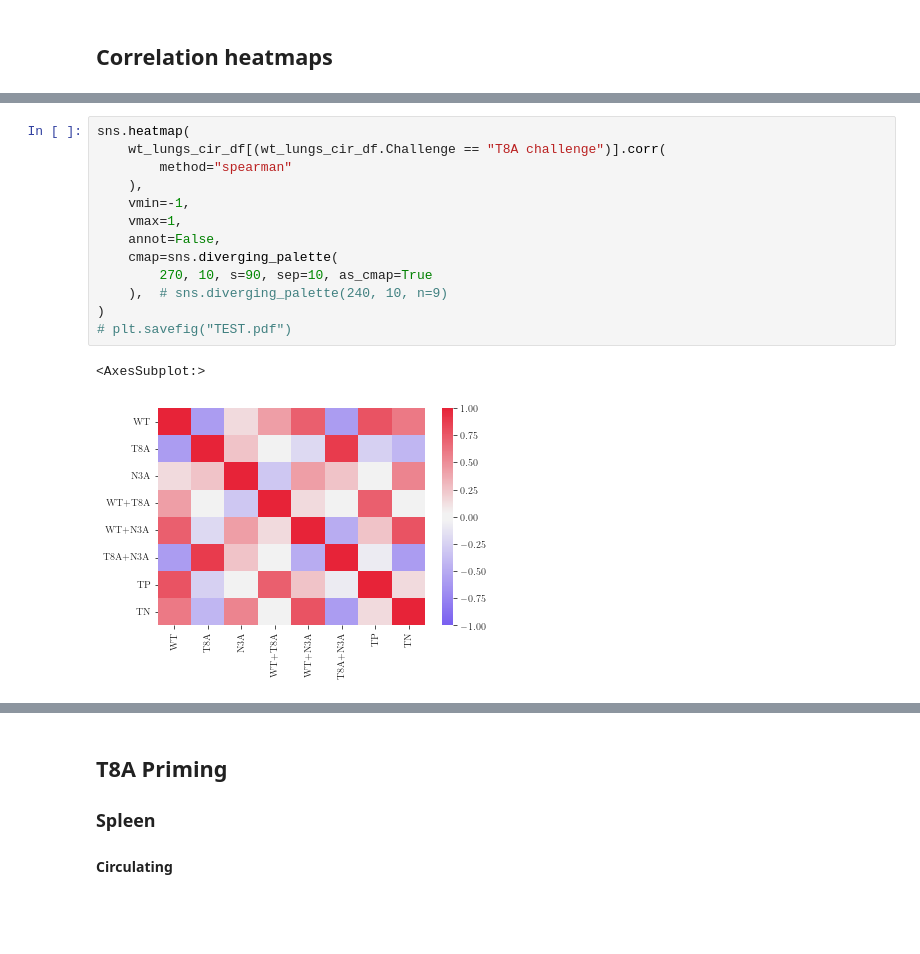
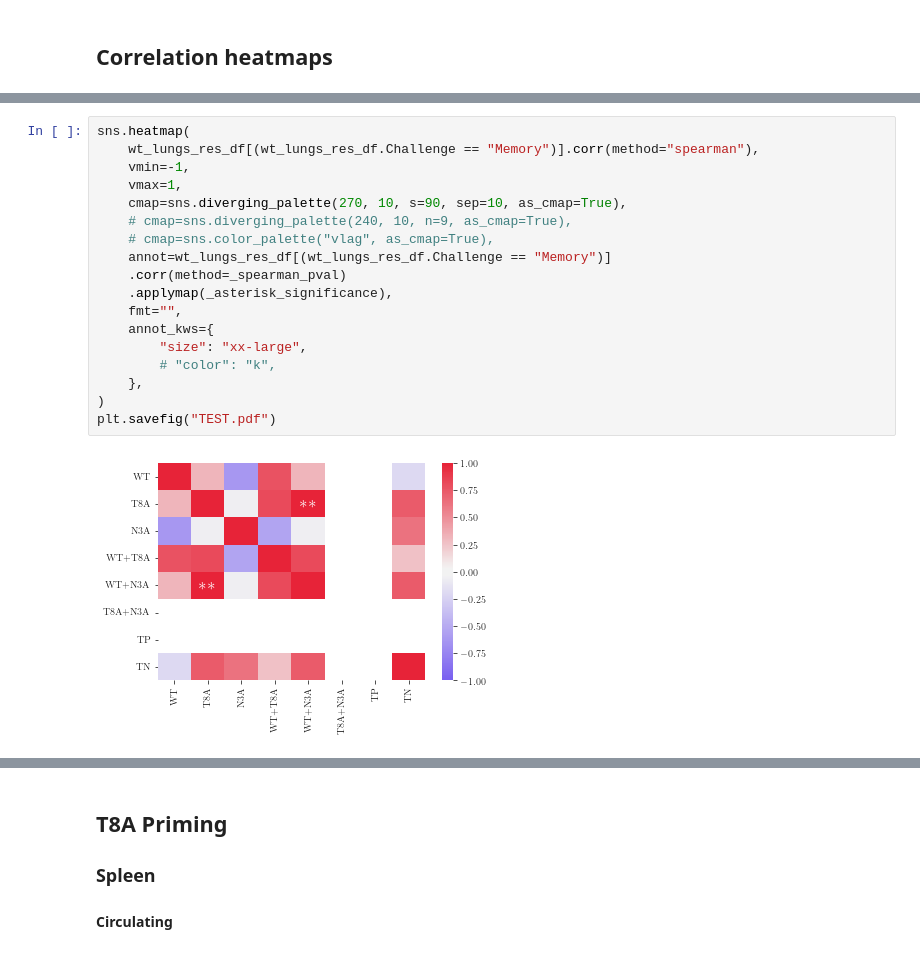
Before and after one commit to WolfDanny/IAV_analysis, a Jupyter notebook: Figures.ipynb, the cells around one changed output, grey strips where cells are left out. Saved outputs shown, nothing was run; the diff lists cells and outputs as text; blank space fills up the shorter version.

Commit message:
Add working prototype of correlation heatmaps
Added a working prototype of the correlation heatmaps to Figures.ipynb

```diff
--- a/Figures.ipynb
+++ b/Figures.ipynb
@@ -572,16 +607,20 @@ for challenge in stats_challenges:
 # %%
 sns.heatmap(
-    wt_lungs_cir_df[(wt_lungs_cir_df.Challenge == "T8A challenge")].corr(
-        method="spearman"
-    ),
+    wt_lungs_res_df[(wt_lungs_res_df.Challenge == "Memory")].corr(method="spearman"),
     vmin=-1,
     vmax=1,
-    annot=False,
-    cmap=sns.diverging_palette(
-        270, 10, s=90, sep=10, as_cmap=True
-    ),  # sns.diverging_palette(240, 10, n=9)
+    cmap=sns.diverging_palette(270, 10, s=90, sep=10, as_cmap=True),
+    # cmap=sns.diverging_palette(240, 10, n=9, as_cmap=True),
+    # cmap=sns.color_palette("vlag", as_cmap=True),
+    annot=wt_lungs_res_df[(wt_lungs_res_df.Challenge == "Memory")]
+    .corr(method=_spearman_pval)
+    .applymap(_asterisk_significance),
+    fmt="",
+    annot_kws={
+        "size": "xx-large",
+        # "color": "k",
+    },
 )
-# plt.savefig("TEST.pdf")
+plt.savefig("TEST.pdf")
 # %% [output]
-<AxesSubplot:>
-[figure, old version]
+[figure, new version]
```
Also changed, not shown: parts of 3 cells of this notebook.
